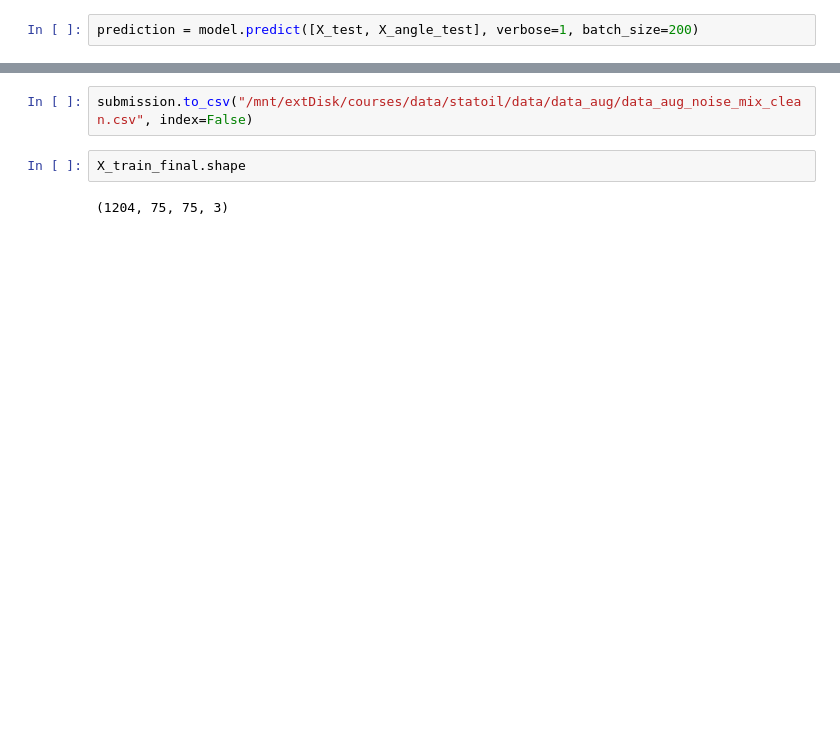
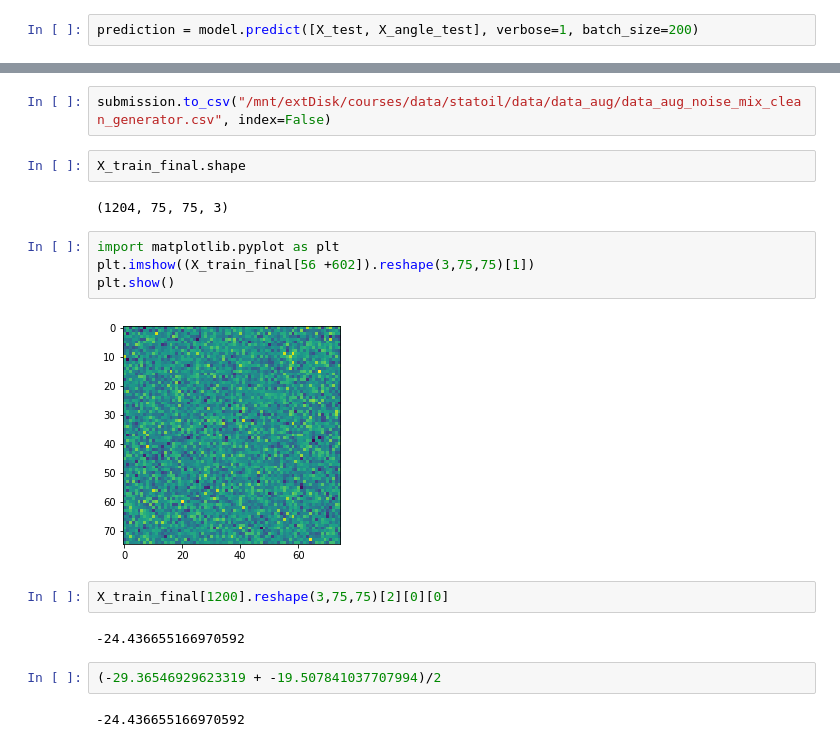
Before and after one commit to yoavtalmi/statoil, a Jupyter notebook: data_augmentation.ipynb, the cells around one changed output, grey strips where cells are left out. Cells and saved outputs as stored; diff of their text form; blank space fills up the shorter version.

```diff
--- a/data_augmentation.ipynb
+++ b/data_augmentation.ipynb
@@ -264,6 +282,20 @@ submission.head(10)
 # %%
-submission.to_csv("/mnt/extDisk/courses/data/statoil/data/data_aug/data_aug_noise_mix_clean.csv", index=False)
+submission.to_csv("/mnt/extDisk/courses/data/statoil/data/data_aug/data_aug_noise_mix_clean_generator.csv", index=False)
 # %%
 X_train_final.shape
 # %% [output]
 (1204, 75, 75, 3)
+# %%
+import matplotlib.pyplot as plt
+plt.imshow((X_train_final[56 +602]).reshape(3,75,75)[1])
+plt.show()
+# %% [output]
+[figure, added]
+# %%
+X_train_final[1200].reshape(3,75,75)[2][0][0]
+# %% [output]
+-24.436655166970592
+# %%
+(-29.36546929623319 + -19.507841037707994)/2
+# %% [output]
+-24.436655166970592
```
Also changed, not shown: parts of 12 cells of this notebook, 4 other files.
